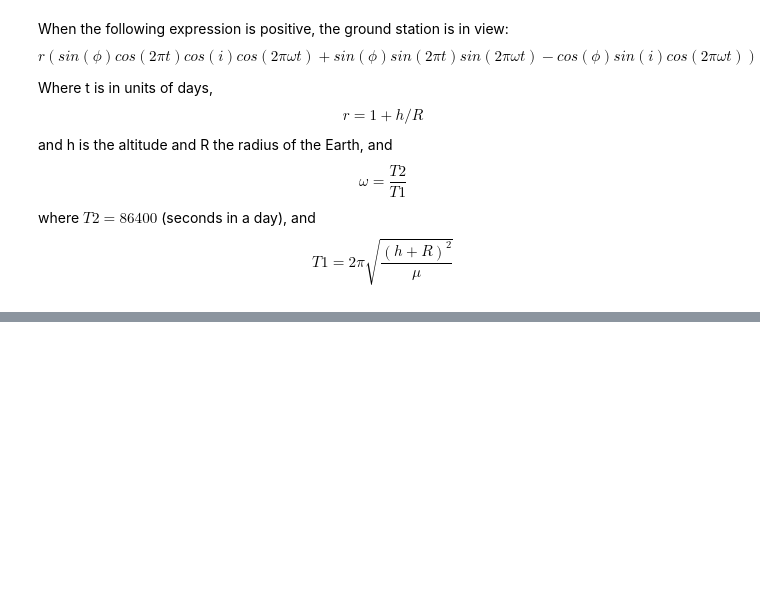
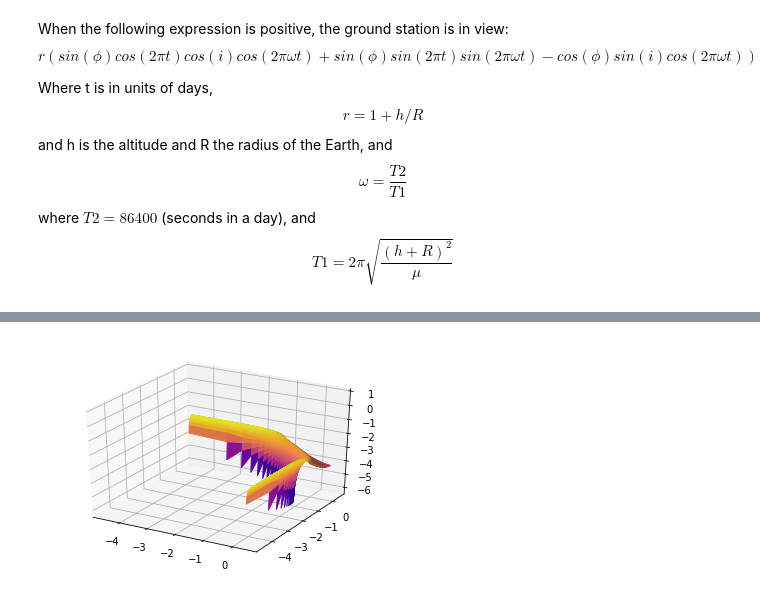
Before and after one commit to norheim/smallsat, a Jupyter notebook: ground_stations.ipynb, the cells around one changed output, grey strips where cells are left out. Saved outputs shown, nothing was run; the diff lists cells and outputs as text; code cells hidden in the pictures; blank space fills up the shorter version.

```diff
--- a/ground_stations.ipynb
+++ b/ground_stations.ipynb
@@ -46,7 +73,7 @@ import matplotlib as mpl
 mpl.rcParams['savefig.dpi'] = 120
 mpl.rcParams['figure.dpi'] = 120
 # %%
-x,y = np.meshgrid(np.linspace(0, np.pi/2, 50), np.linspace(0, np.pi/2, 50))
+x,y = np.meshgrid(np.linspace(0.01, np.pi/2, 50), np.linspace(0.01, np.pi/2, 50))
 # %%
 hi = 300  #km
 # %%
@@ -54,9 +83,15 @@ z = np.array([gs(ls, elt, hi) for elt in ls])
+# %%
+zm = ma.array(z, mask=z<=0)
+# %%
+zl = np.log(zm)
+xl = np.log(x)
+yl = np.log(y)
 # %%
 from mpl_toolkits.mplot3d import Axes3D
 # %%
 %matplotlib notebook
 # %%
-v = (z - z.min().min())
+v = (zl - zl.min().min())
 v = v / v.max().max()
 # %%
 figure()
@@ -71,5 +107,7 @@ colorbar();
 # %%
+from mpl_toolkits.mplot3d import Axes3D
 fig = figure()
 ax = fig.add_subplot(111, projection='3d')
-ax.plot_surface(x,y,z, facecolors=cm.plasma(v));
+ax.plot_surface(xl,yl,zl, facecolors=cm.plasma(v));
+show()
 # %% [output]
@@ -78,3 +114,4 @@ ax.plot_surface(x,y,z, facecolors=cm.plasma(v));
+[figure, added]
 # %%
 figure()
 plot(ls, lateff, '--')
```
Also changed, not shown: parts of 11 cells of this notebook, 17 other files.
